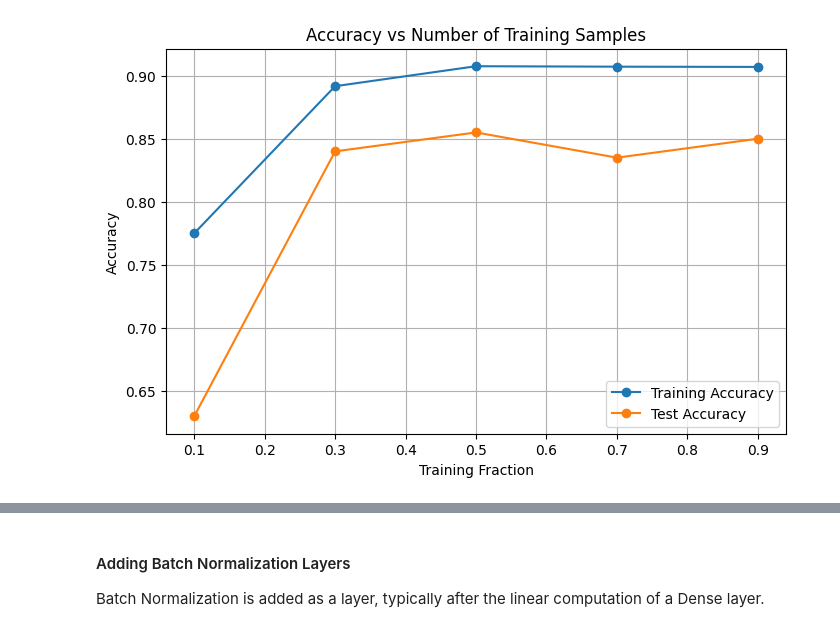
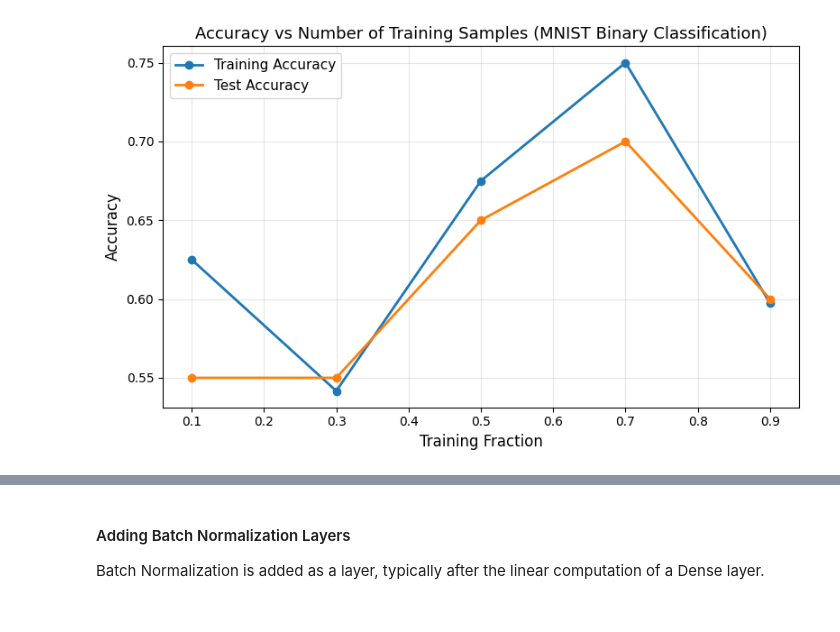
Before and after one commit to mohd-faizy/applied-deep-learning-keras, a Jupyter notebook: 03_Model_Tuning.ipynb, the cells around one changed output, grey strips where cells are left out. Drawn from its saved outputs; the diff is of its cells as text; code cells hidden in the pictures.

```diff
--- a/03_Model_Tuning.ipynb
+++ b/03_Model_Tuning.ipynb
@@ -38,37 +40,63 @@ The following code demonstrates how to loop through different fractions of the t
 import numpy as np
 import matplotlib.pyplot as plt
 from tensorflow.keras.models import Sequential
-from tensorflow.keras.layers import Dense
+from tensorflow.keras.layers import Dense, Input
 from tensorflow.keras.callbacks import EarlyStopping
 from sklearn.model_selection import train_test_split
-from sklearn.datasets import make_classification
 
-# 1. Generate Dummy Data
-X, y = make_classification(n_samples=1000, n_features=20, n_classes=2, random_state=42)
-X_train, X_test, y_train, y_test = train_test_split(X, y, test_size=0.2, random_state=42)
 
-# 2. Build a simple model
-model = Sequential()
-model.add(Dense(16, input_shape=(20,), activation='relu'))
-model.add(Dense(1, activation='sigmoid'))
+# 1. Load MNIST Data from your repository
+X_test = np.load("_datasets/MNIST/X_test_MNIST.npy")
+y_test = np.load("_datasets/MNIST/y_test_MNIST.npy")
+
+
+# Flatten images from (samples, 28, 28) to (samples, 784)
+X_flat = X_test.reshape(X_test.shape[0], -1)
+
+
+# Normalize pixel values to 0-1 range
+X_flat = X_flat / 255.0
+
+
+# Create binary classification: digits 0-4 vs 5-9
+y_binary = (y_test >= 5).astype(int)
+
+
+# Split into train and test
+X_train, X_test, y_train, y_test = train_test_split(X_flat, y_binary, test_size=0.2, random_state=42)
+
+print(f"Dataset loaded: {X_train.shape[0]} training samples, {X_test.shape[0]} test samples")
+
+
+# 2. Build a simple model (adjusted for MNIST: 784 input features)
+model = Sequential([
+    Input(shape=(784,)),
+    Dense(64, activation='relu'),
+    Dense(1, activation='sigmoid')
+])
 model.compile(optimizer='adam', loss='binary_crossentropy', metrics=['accuracy'])
+
 
 # 3. Store initial weights to reset model in loop
 initial_weights = model.get_weights()
 
+
 # 4. Define training sizes to test (fractions)
 train_sizes = [0.1, 0.3, 0.5, 0.7, 0.9]
+
 
 train_accs = []
 test_accs = []
 
-print("Starting training loop...")
+
+print("\nStarting training loop...")
+print("-" * 60)
+
 
 for train_size in train_sizes:
-    # Split a fraction of the training data
-    # Note: train_test_split with train_size returns: X_train, X_test, y_train, y_test
-    # We only care about the "train" portion here which acts as our fraction
-    X_train_frac, _, y_train_frac, _ = train_test_split(X_train, y_train, train_size=train_size, random_state=42)
+    X_train_frac, _, y_train_frac, _ = train_test_split(
+        X_train, y_train, train_size=train_size, random_state=42
+    )
 
     # Reset model weights
     model.set_weights(initial_weights)
@@ -85,16 +113,21 @@ for train_size in train_sizes:
     test_acc = model.evaluate(X_test, y_test, verbose=0)[1]
     test_accs.append(test_acc)
 
-    print(f"Done with size: {train_size}")
+    print(f"Train size: {train_size:>4.1f} ({len(X_train_frac):>5} samples) | "
+          f"Train Acc: {train_acc:.4f} | Test Acc: {test_acc:.4f}")
 
-# 5. Plotting (Optional visualization)
+print("-" * 60)
+
+
+# 5. Plotting
 plt.figure(figsize=(8, 5))
-plt.plot(train_sizes, train_accs, label='Training Accuracy', marker='o')
-plt.plot(train_sizes, test_accs, label='Test Accuracy', marker='o')
-plt.xlabel('Training Fraction')
-plt.ylabel('Accuracy')
-plt.title('Accuracy vs Number of Training Samples')
-plt.legend()
-plt.grid(True)
+plt.plot(train_sizes, train_accs, label='Training Accuracy', marker='o', linewidth=2)
+plt.plot(train_sizes, test_accs, label='Test Accuracy', marker='o', linewidth=2)
+plt.xlabel('Training Fraction', fontsize=12)
+plt.ylabel('Accuracy', fontsize=12)
+plt.title('Accuracy vs Number of Training Samples (MNIST Binary Classification)', fontsize=13)
+plt.legend(fontsize=11)
+plt.grid(True, alpha=0.3)
+plt.tight_layout()
 plt.show()
 # %% [output]
@@ -107 +144 @@ Done with size: 0.9
-[figure, old version]
+[figure, new version]
```
Also changed, not shown: parts of 27 cells of this notebook, 6 other files.
